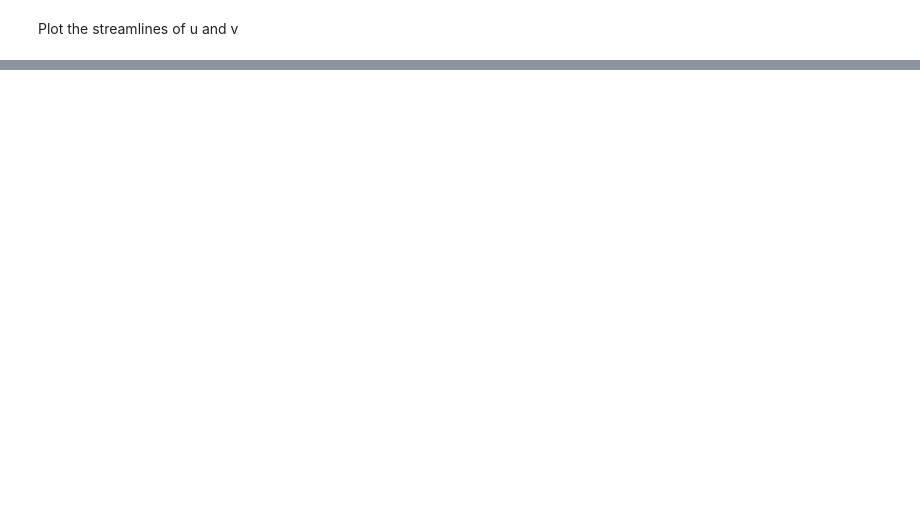
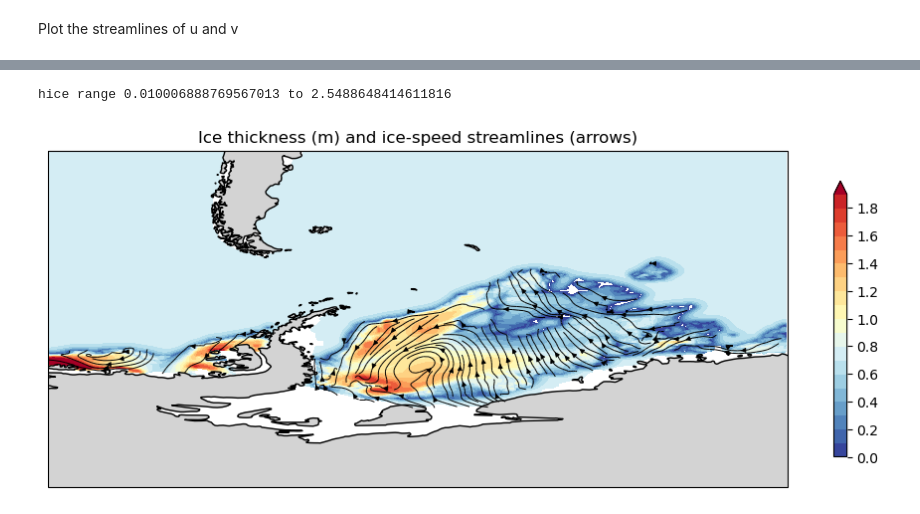
Before and after one commit to trondkr/model2roms, a Jupyter notebook: M2R_plot_streamlines.ipynb, the cells around one changed output, grey strips where cells are left out. Drawn from its saved outputs; the diff is of its cells as text; code cells hidden in the pictures; blank space fills up the shorter version.

```diff
--- a/M2R_plot_streamlines.ipynb
+++ b/M2R_plot_streamlines.ipynb
@@ -151,0 +176,46 @@ sp = ax.streamplot(curvilinear_ds["lon"].values,
+# %%
+curvilinear_ds = xr.DataArray(
+            name="uice",
+            data=uice_rotated,
+            coords={'lat': (['y','x'], ds["lat_rho"][0:-1,0:-1].values),
+                    'lon': (['y','x'], ds["lon_rho"][0:-1,0:-1].values)},
+            dims=["y","x"]
+        ).to_dataset()
+
+speed_ice=np.square(uice_rotated**2 + vice_rotated**2)
+curvilinear_ds["vice"]=(['y', 'x'],  vice_rotated)
+curvilinear_ds["speed"]=(['y', 'x'],  speed)
+curvilinear_ds["temp"]=(['y', 'x'],  ds.temp[0:-1,0:-1].values)
+# %%
+fig = plt.figure(figsize=(12, 12))
+crs_latlon = ccrs.PlateCarree()
+ax = fig.add_subplot(1, 1, 1, projection=crs_latlon)
+ax.set_extent([-100, 10. , -90, -40], crs=crs_latlon)
+ax.coastlines('50m')
+
+hice=np.where(ds["hice"].values < 0.01, np.nan, ds["hice"].values)
+print("hice range {} to {}".format(np.nanmin(hice), np.nanmax(hice)))
+
+cf = ax.contourf(curvilinear_ds["lon"].values,
+                     curvilinear_ds["lat"].values,
+                     hice[0:-1,0:-1],
+                     levels=np.arange(0.0001,2.0, 0.1),
+                     cmap='RdYlBu_r',
+                     extend='max',
+                     vmin=0.0001,vmax=2.0,
+                     transform=ccrs.PlateCarree())
+plt.colorbar(cf,ax=ax, shrink=0.3)
+ax.add_feature(cpf.LAND, color="lightgrey")
+plt.title("Ice thickness (m) and ice-speed streamlines (arrows)")
+sp = ax.streamplot(curvilinear_ds["lon"].values,
+                   curvilinear_ds["lat"].values,
+                   curvilinear_ds["uice"].values,
+                   curvilinear_ds["vice"].values,
+                   linewidth=0.7    ,
+                   arrowsize = 0.7,
+                   density=4,
+                   color='k',
+                   transform=ccrs.PlateCarree())
+# %% [output]
+hice range 0.010006888769567013 to 2.5488648414611816
+[figure, added]
```
Also changed, not shown: parts of 10 cells of this notebook, 4 other files.
